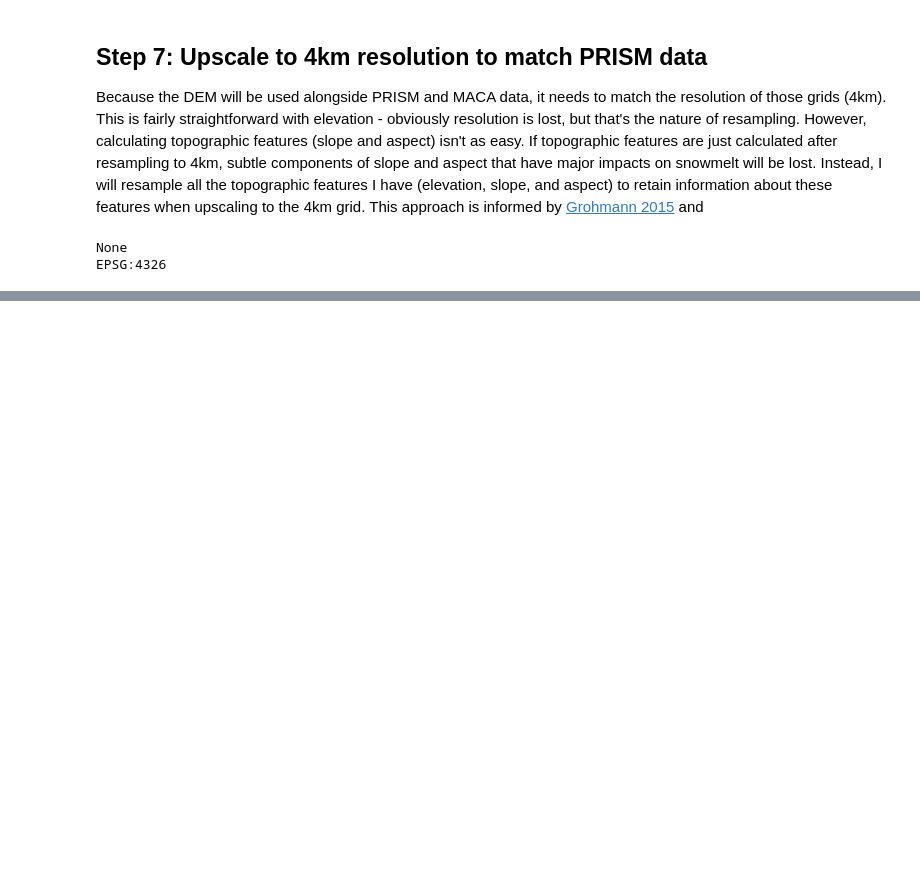
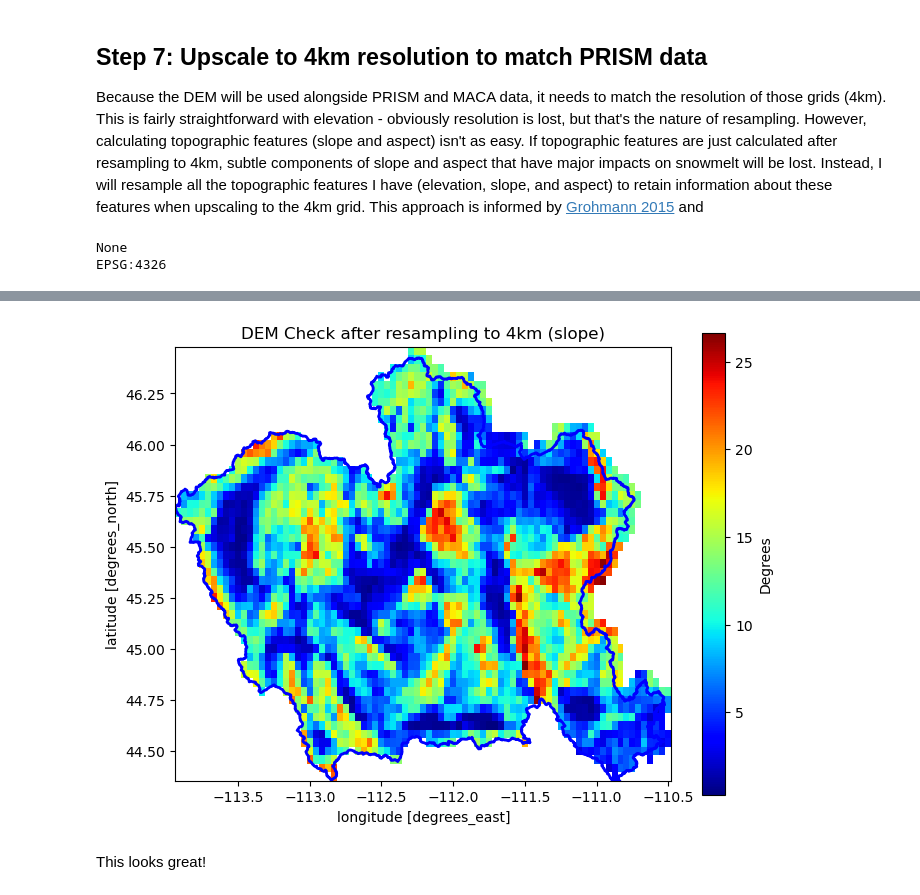
Before and after one commit to rainihelmstadter/snow-drought-modeling, a Jupyter notebook: code/03-dem-download.ipynb, the cells around one changed output, grey strips where cells are left out. Saved outputs shown, nothing was run; the diff lists cells and outputs as text; code cells hidden in the pictures; blank space fills up the shorter version.

```diff
--- a/code/03-dem-download.ipynb
+++ b/code/03-dem-download.ipynb
@@ -276,23 +277,39 @@ NameError: name 'mhw_elev_4km_da' is not defined
 # %%
 # resample slope
 
-mhw_slope_4km_da = mhw_slope_da.rio.reproject_match(prism_template, resampling=Resampling.average)
+# set NaN value
+# slope calculations use a 3x3 window - pixels on the edge will be lost due to NaNs outside being read incorrectly.
+# setting NaNs tells reproject_match to ignore the NaNs in calculations
+mhw_slope_da.rio.write_nodata(np.nan, inplace=True)
+
+# then resample
+mhw_slope_4km_da_raw = mhw_slope_da.rio.reproject_match(prism_template, resampling=Resampling.average)
+
+# then reclip to boundary
+mhw_slope_4km_da = mhw_slope_4km_da_raw.rio.clip(
+    mhw_train_gdf.geometry,
+    crs = mhw_train_gdf.crs
+)
 # %%
 # visualize to check data
 
 # set up plot
 fig, ax = plt.subplots(figsize=(8,6))
 
 # plot first timestep of prism data
 mhw_slope_4km_da.plot(
     ax=ax,
-    cmap='cividis',
+    cmap='jet',
     cbar_kwargs = {'label': 'Degrees'})
 
 # overlay MHW boundary
 mhw_gdf.plot(ax=ax, facecolor = 'none', edgecolor = 'blue', linewidth= 2)
-plt.title('DEM Check aafter resampling to 4km (slope)')
+plt.title('DEM Check after resampling to 4km (slope)')
 plt.show()
+# %% [output]
+[figure, added]
+# %% [markdown]
+This looks great!
 # %%
 # resample aspect
 
```
Also changed, not shown: parts of 14 cells of this notebook.
